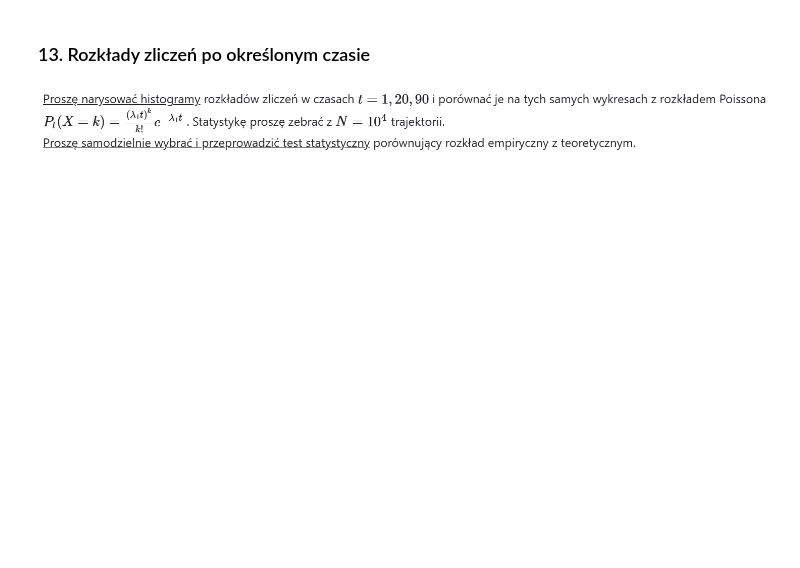
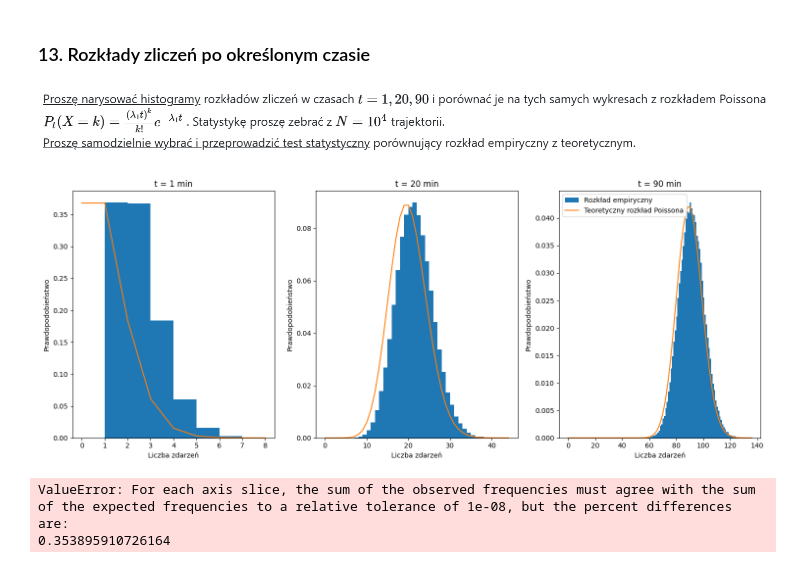
Before and after one commit to Blato122/MetodyStatystyczne-2024.25, a Jupyter notebook: poisson_processes/ex13.ipynb, the cells around one changed output. Saved outputs shown, nothing was run; the diff lists cells and outputs as text; code cells hidden in the pictures; blank space fills up the shorter version.

```diff
--- a/poisson_processes/ex13.ipynb
+++ b/poisson_processes/ex13.ipynb
@@ -21,11 +19,0 @@ event_counts = {
-# %%
-plt.figure(figsize=(10, 6))
-for traj in trajectories:
-    counts = list(range(len(traj)))
-    plt.step(traj, counts, where='post')
-
-plt.title("Zasymulowanie trajektorie procesu Poissona")
-plt.xlabel("Czas (minuty)")
-plt.ylabel("Zliczenia")
-plt.grid()
-plt.show()
@@ -31,0 +32,59 @@ plt.show()
+# %%
+lambda1 = 1 # one event per minute
+tmin, tmax = 0, 90
+n_trajectories = 100000
+times = [1, 20, 90]
+# %%
+trajectories = \
+[simulate_poisson(lambda1, tmin, tmax) for _ in range(n_trajectories)]
+# %%
+counts = defaultdict(list)
+for traj in trajectories:
+    for t in times:
+        counts[t].append(sum(1 for event in traj if event <= t))
+
+plt.figure(figsize=(15, 6))
+for i, t in enumerate(times):
+    plt.subplot(1, len(times), i+1) # 1 row, len(times) columns, i+1-th plot
+
+    # https://en.wikipedia.org/wiki/Histogram#Number_of_bins_and_width
+    # n_bins = scotts_bin_width(counts[t])
+    n_bins = np.ceil(max(counts[t]) - min(counts[t])).astype(int) # looks best out of all tested methods
+    plt.hist(counts[t], bins=n_bins, density=True, label="Rozkład empiryczny")
+
+    max_count = max(counts[t])
+    k_values = range(max_count+1)
+    poisson_probs = [poisson_distribution(lambda1*t, k) for k in k_values]
+    plt.plot(k_values, poisson_probs, label="Teoretyczny rozkład Poissona")
+
+    plt.title(f"t = {t} min")
+    plt.xlabel("Liczba zdarzeń")
+    plt.ylabel("Prawdopodobieństwo")
+
+plt.legend()
+plt.tight_layout()
+plt.show()
+# %% [output]
+[figure, added]
+# %%
+from scipy.stats import chisquare
+
+for t in times:
+    empirical_counts = np.array(counts[t])
+
+    num_bins = scotts_bin_width(empirical_counts)
+    bins = np.linspace(min(empirical_counts), max(empirical_counts) + 1, num_bins + 1)
+
+    observed, bin_edges = np.histogram(empirical_counts, bins=bins)
+
+    bin_centers = (bin_edges[:-1] + bin_edges[1:]) / 2
+
+    expected = np.array([
+        N * poisson_distribution(lambda1 * t, int(k)) for k in bin_centers
+    ])
+
+    chi2, p_value = chisquare(f_obs=observed, f_exp=expected)
+    print(f"t = {t}: Chi-square = {chi2:.2f}, p-value = {p_value:.4f}")
+# %% [output]
+ValueError: For each axis slice, the sum of the observed frequencies must agree with the sum of the expected frequencies to a relative tolerance of 1e-08, but the percent differences are:
+0.353895910726164
```
Also changed, not shown: parts of 4 cells of this notebook, 1 other file.
